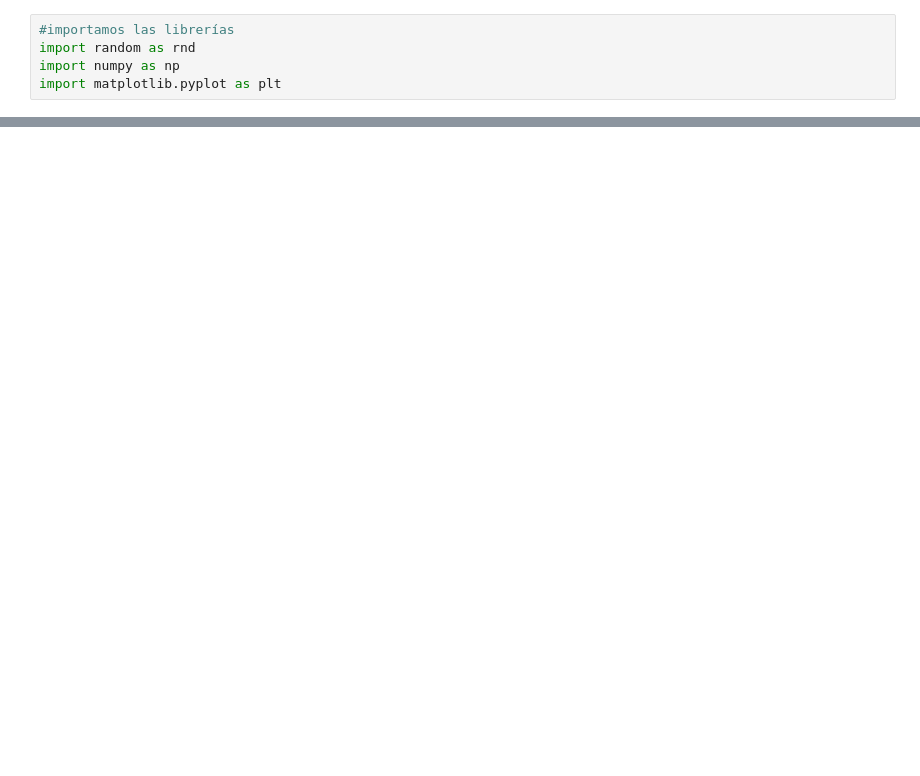
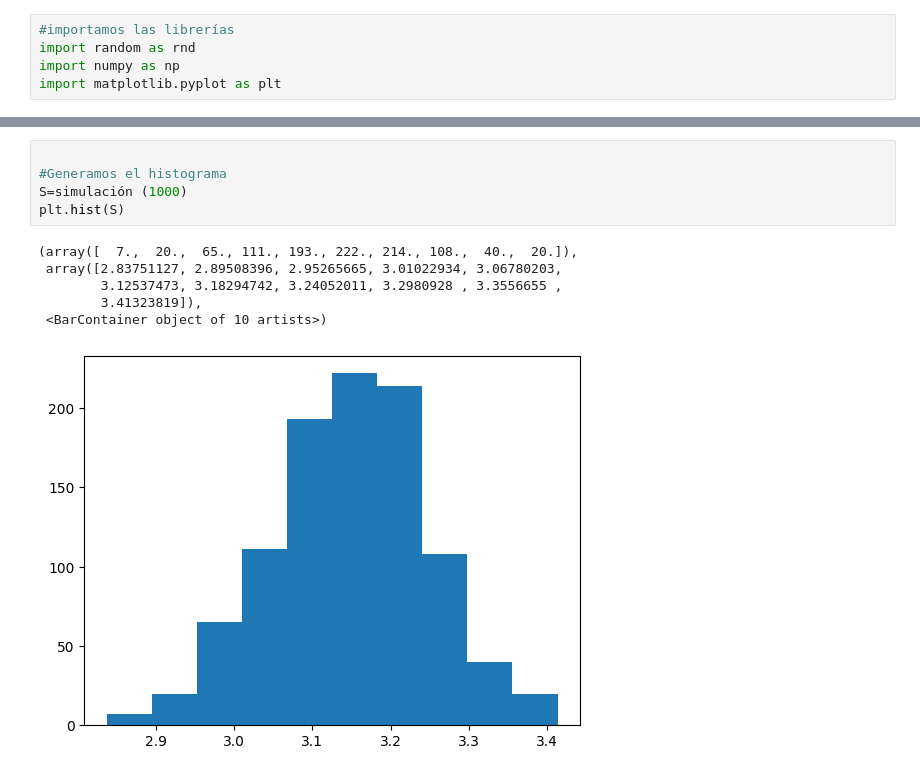
Before and after one commit to JazmineOrtiz/Simulaci-n-I, a Jupyter notebook: AgujaDeBufon_Tarea.ipynb, the cells around one changed output, grey strips where cells are left out. Saved outputs shown, nothing was run; the diff lists cells and outputs as text; blank space fills up the shorter version.

```diff
--- a/AgujaDeBufon_Tarea.ipynb
+++ b/AgujaDeBufon_Tarea.ipynb
@@ -97 +116,13 @@ plt.show()
+# %%
+
+#Generamos el histograma
+S=simulación (1000)
+plt.hist(S)
+# %% [output]
+(array([  7.,  20.,  65., 111., 193., 222., 214., 108.,  40.,  20.]),
+ array([2.83751127, 2.89508396, 2.95265665, 3.01022934, 3.06780203,
+        3.12537473, 3.18294742, 3.24052011, 3.2980928 , 3.3556655 ,
+        3.41323819]),
+ <BarContainer object of 10 artists>)
+[figure, added]
 # %%
```
Also changed, not shown: parts of 14 cells of this notebook.
